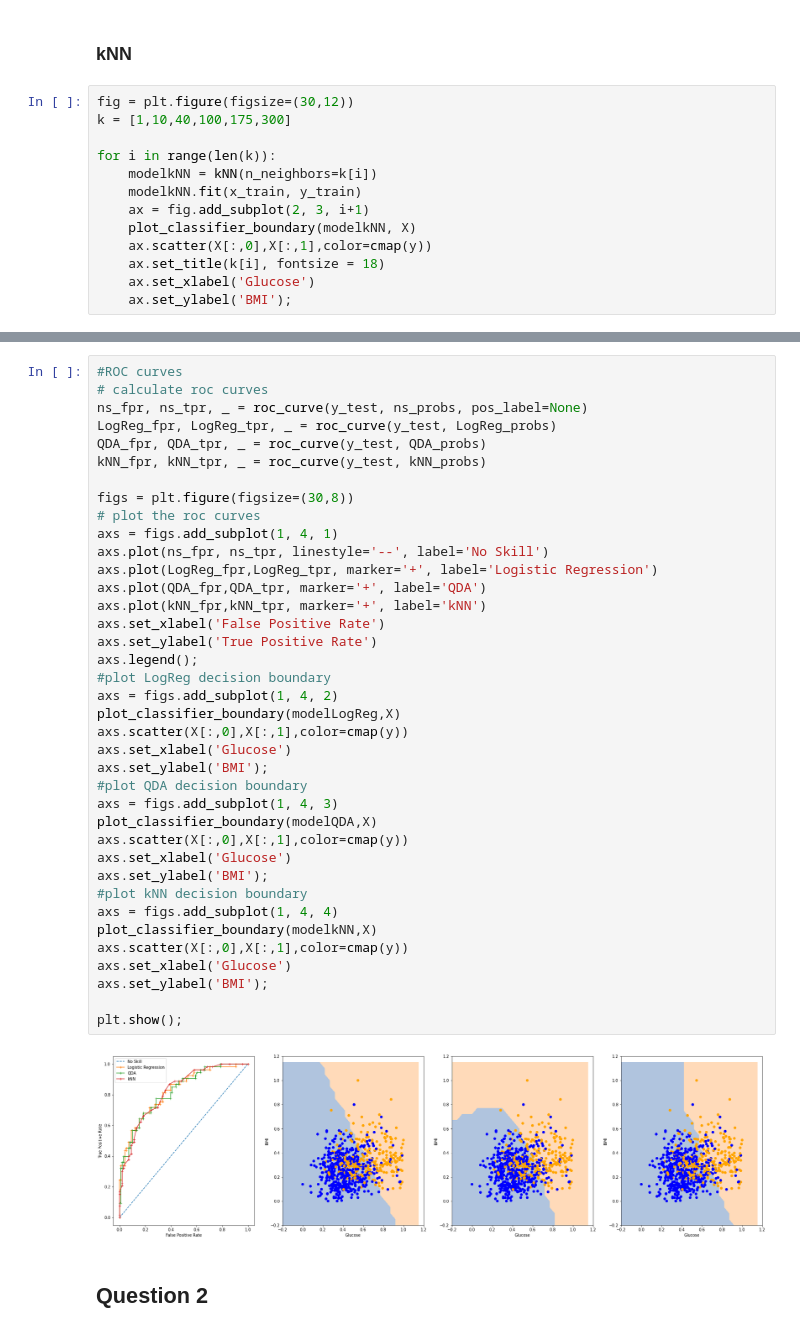
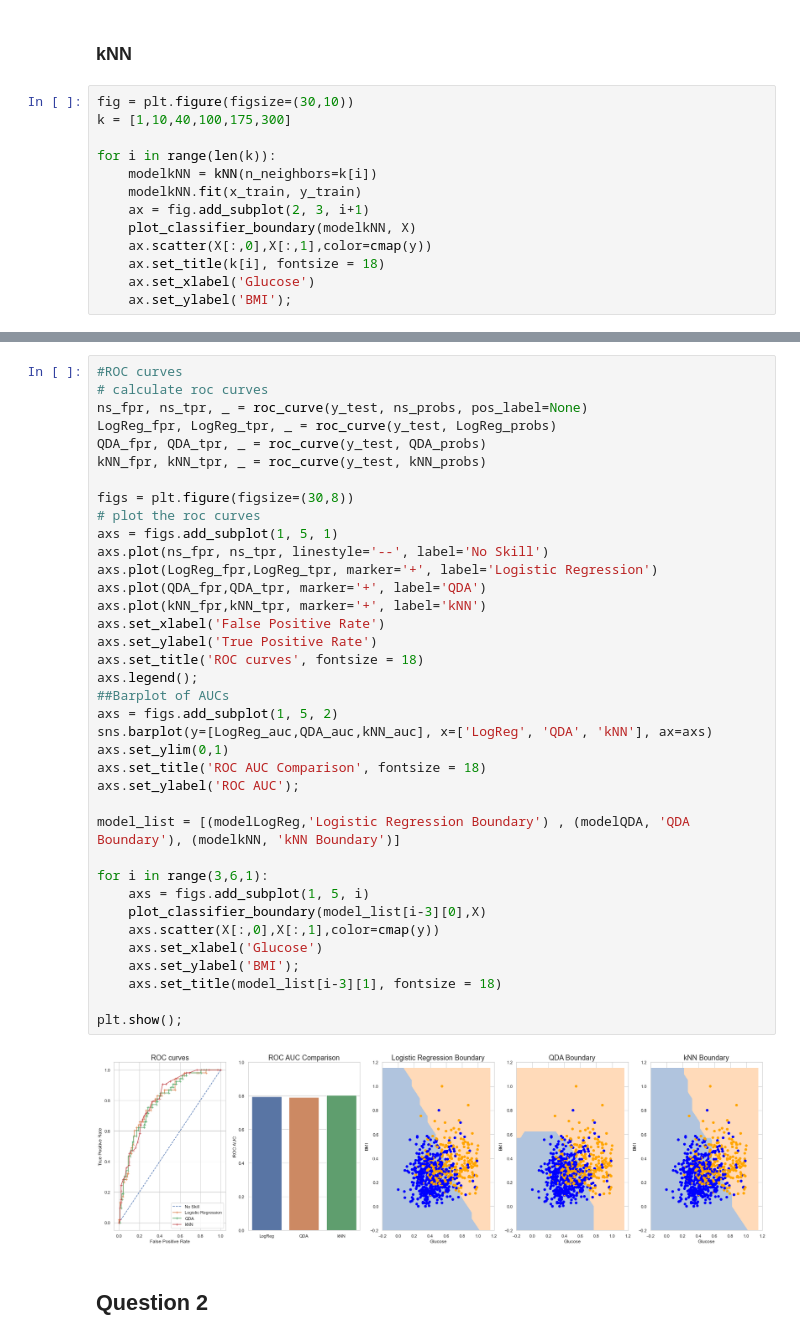
Before and after one commit to mvtap/ML, a Jupyter notebook: Project_final.ipynb, the cells around one changed output, grey strips where cells are left out. Saved outputs shown, nothing was run; the diff lists cells and outputs as text.

```diff
--- a/Project_final.ipynb
+++ b/Project_final.ipynb
@@ -133,7 +122,7 @@ F1 score on 5-fold test data:  0.5607 +/- 0.2082
 # %% [markdown]
 ### kNN
 # %%
-fig = plt.figure(figsize=(30,12))
+fig = plt.figure(figsize=(30,10))
 k = [1,10,40,100,175,300]
 
 for i in range(len(k)):
@@ -215,43 +224,42 @@ kNN ROC AUC=0.822
 # %%
 #ROC curves
 # calculate roc curves
 ns_fpr, ns_tpr, _ = roc_curve(y_test, ns_probs, pos_label=None)
 LogReg_fpr, LogReg_tpr, _ = roc_curve(y_test, LogReg_probs)
 QDA_fpr, QDA_tpr, _ = roc_curve(y_test, QDA_probs)
 kNN_fpr, kNN_tpr, _ = roc_curve(y_test, kNN_probs)
 
 figs = plt.figure(figsize=(30,8))
 # plot the roc curves
-axs = figs.add_subplot(1, 4, 1)
+axs = figs.add_subplot(1, 5, 1)
 axs.plot(ns_fpr, ns_tpr, linestyle='--', label='No Skill')
 axs.plot(LogReg_fpr,LogReg_tpr, marker='+', label='Logistic Regression')
 axs.plot(QDA_fpr,QDA_tpr, marker='+', label='QDA')
 axs.plot(kNN_fpr,kNN_tpr, marker='+', label='kNN')
 axs.set_xlabel('False Positive Rate')
 axs.set_ylabel('True Positive Rate')
+axs.set_title('ROC curves', fontsize = 18)
 axs.legend();
-#plot LogReg decision boundary
-axs = figs.add_subplot(1, 4, 2)
-plot_classifier_boundary(modelLogReg,X)
-axs.scatter(X[:,0],X[:,1],color=cmap(y))
-axs.set_xlabel('Glucose')
-axs.set_ylabel('BMI');
-#plot QDA decision boundary
-axs = figs.add_subplot(1, 4, 3)
-plot_classifier_boundary(modelQDA,X)
-axs.scatter(X[:,0],X[:,1],color=cmap(y))
-axs.set_xlabel('Glucose')
-axs.set_ylabel('BMI');
-#plot kNN decision boundary
-axs = figs.add_subplot(1, 4, 4)
-plot_classifier_boundary(modelkNN,X)
-axs.scatter(X[:,0],X[:,1],color=cmap(y))
-axs.set_xlabel('Glucose')
-axs.set_ylabel('BMI');
+##Barplot of AUCs
+axs = figs.add_subplot(1, 5, 2)
+sns.barplot(y=[LogReg_auc,QDA_auc,kNN_auc], x=['LogReg', 'QDA', 'kNN'], ax=axs)
+axs.set_ylim(0,1)
+axs.set_title('ROC AUC Comparison', fontsize = 18)
+axs.set_ylabel('ROC AUC');
+
+model_list = [(modelLogReg,'Logistic Regression Boundary') , (modelQDA, 'QDA Boundary'), (modelkNN, 'kNN Boundary')]
+
+for i in range(3,6,1):
+    axs = figs.add_subplot(1, 5, i)
+    plot_classifier_boundary(model_list[i-3][0],X)
+    axs.scatter(X[:,0],X[:,1],color=cmap(y))
+    axs.set_xlabel('Glucose')
+    axs.set_ylabel('BMI');
+    axs.set_title(model_list[i-3][1], fontsize = 18)
 
 plt.show();
 # %% [output]
-[figure, old version]
+[figure, new version]
 # %% [markdown]
 ## Question 2
 # %%
```
Also changed, not shown: parts of 17 cells of this notebook, 1 other file.
